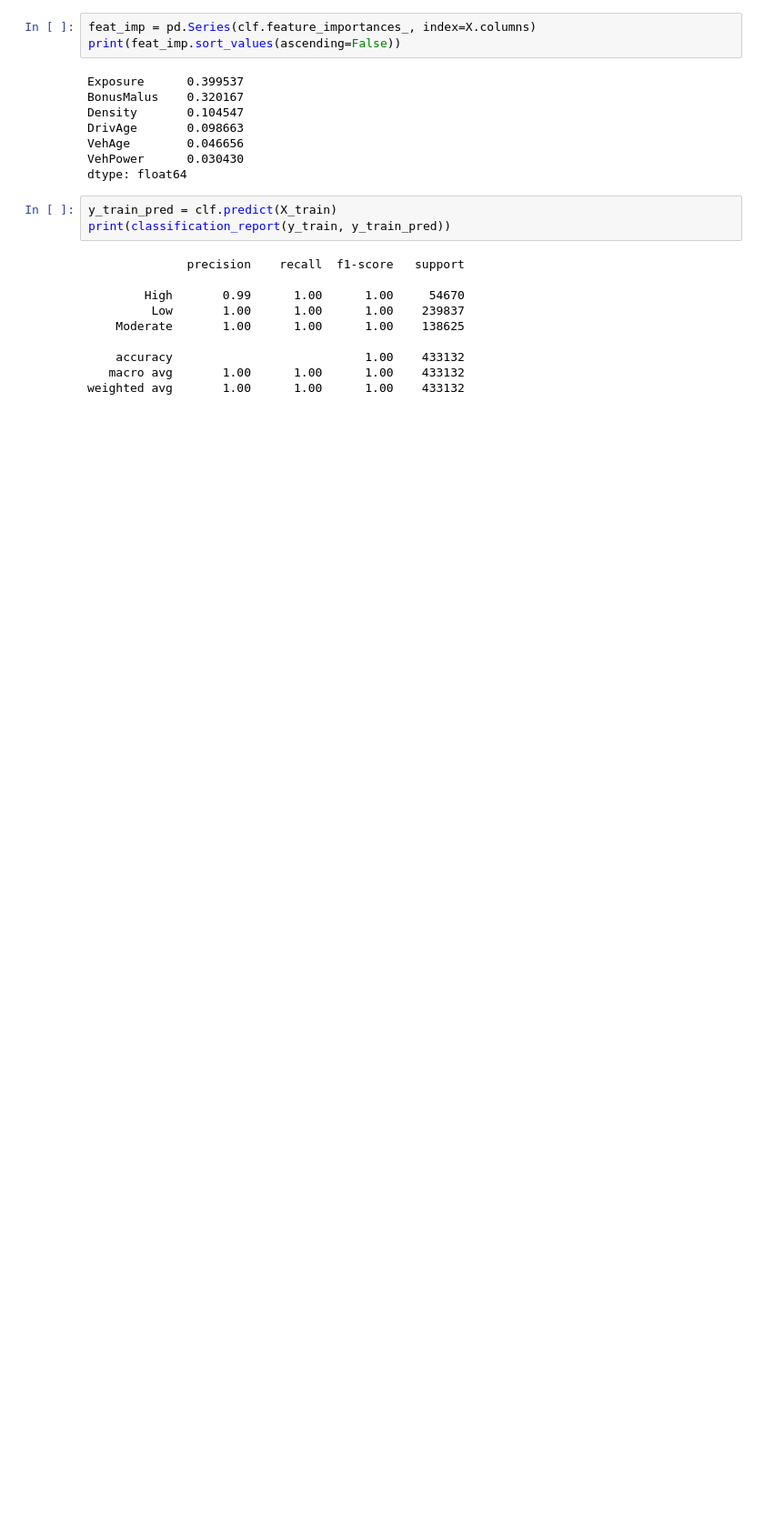
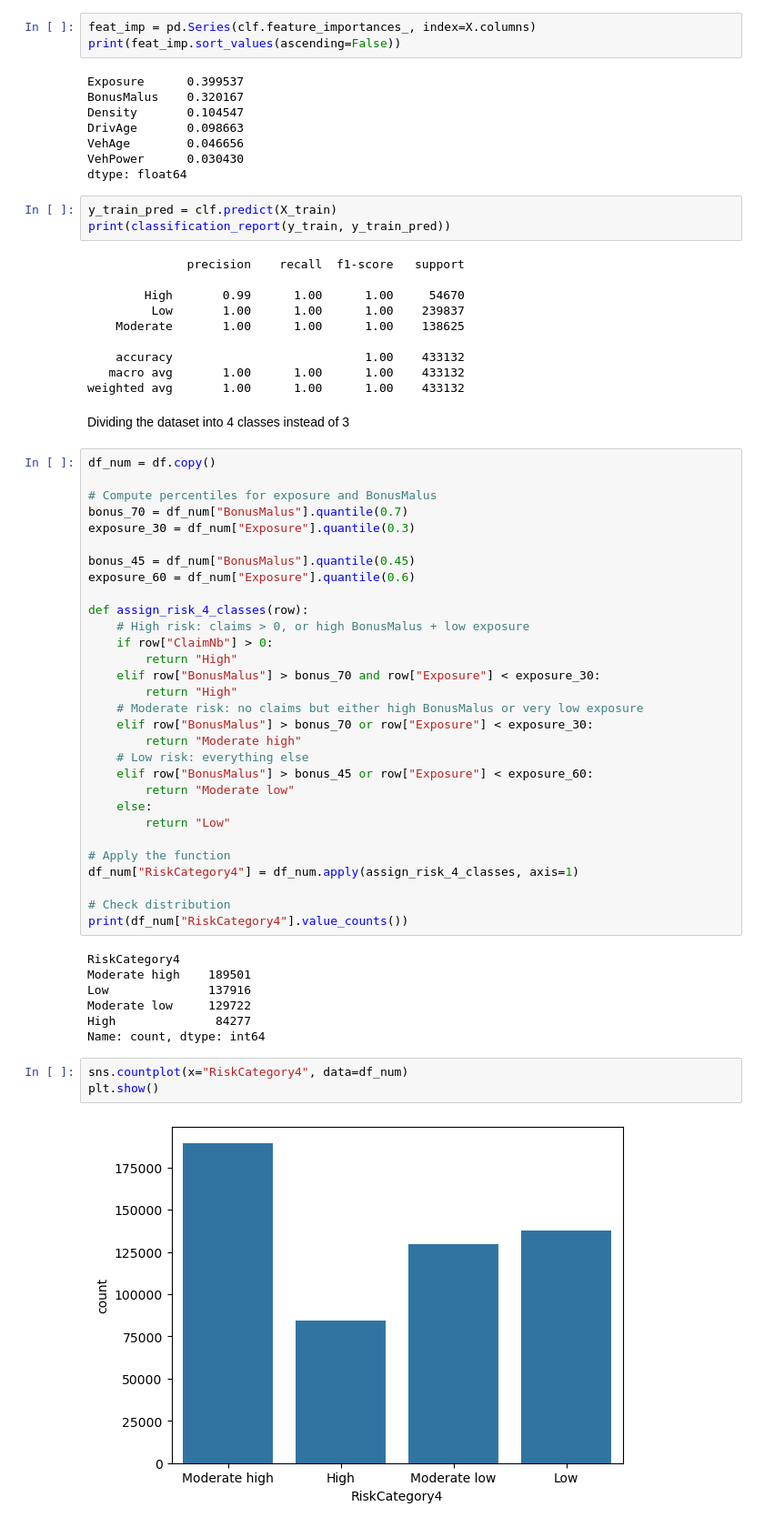
Before and after one commit to Simon-Simonsen/ML-project, a Jupyter notebook: EDA_on_df.ipynb, the cells around one changed output. Shown at 91% size. Saved outputs shown, nothing was run; the diff lists cells and outputs as text; blank space fills up the shorter version.

```diff
--- a/EDA_on_df.ipynb
+++ b/EDA_on_df.ipynb
@@ -267,3 +270,47 @@ print(classification_report(y_train, y_train_pred))
     accuracy                           1.00    433132
    macro avg       1.00      1.00      1.00    433132
 weighted avg       1.00      1.00      1.00    433132
+# %% [markdown]
+Dividing the dataset into 4 classes instead of 3
+# %%
+df_num = df.copy()
+
+# Compute percentiles for exposure and BonusMalus
+bonus_70 = df_num["BonusMalus"].quantile(0.7)
+exposure_30 = df_num["Exposure"].quantile(0.3)
+
+bonus_45 = df_num["BonusMalus"].quantile(0.45)
+exposure_60 = df_num["Exposure"].quantile(0.6)
+
+def assign_risk_4_classes(row):
+    # High risk: claims > 0, or high BonusMalus + low exposure
+    if row["ClaimNb"] > 0:
+        return "High"
+    elif row["BonusMalus"] > bonus_70 and row["Exposure"] < exposure_30:
+        return "High"
+    # Moderate risk: no claims but either high BonusMalus or very low exposure
+    elif row["BonusMalus"] > bonus_70 or row["Exposure"] < exposure_30:
+        return "Moderate high"
+    # Low risk: everything else
+    elif row["BonusMalus"] > bonus_45 or row["Exposure"] < exposure_60:
+        return "Moderate low"
+    else:
+        return "Low"
+
+# Apply the function
+df_num["RiskCategory4"] = df_num.apply(assign_risk_4_classes, axis=1)
+
+# Check distribution
+print(df_num["RiskCategory4"].value_counts())
+# %% [output]
+RiskCategory4
+Moderate high    189501
+Low              137916
+Moderate low     129722
+High              84277
+Name: count, dtype: int64
+# %%
+sns.countplot(x="RiskCategory4", data=df_num)
+plt.show()
+# %% [output]
+[figure, added]
```
Also changed, not shown: parts of 10 cells of this notebook.
